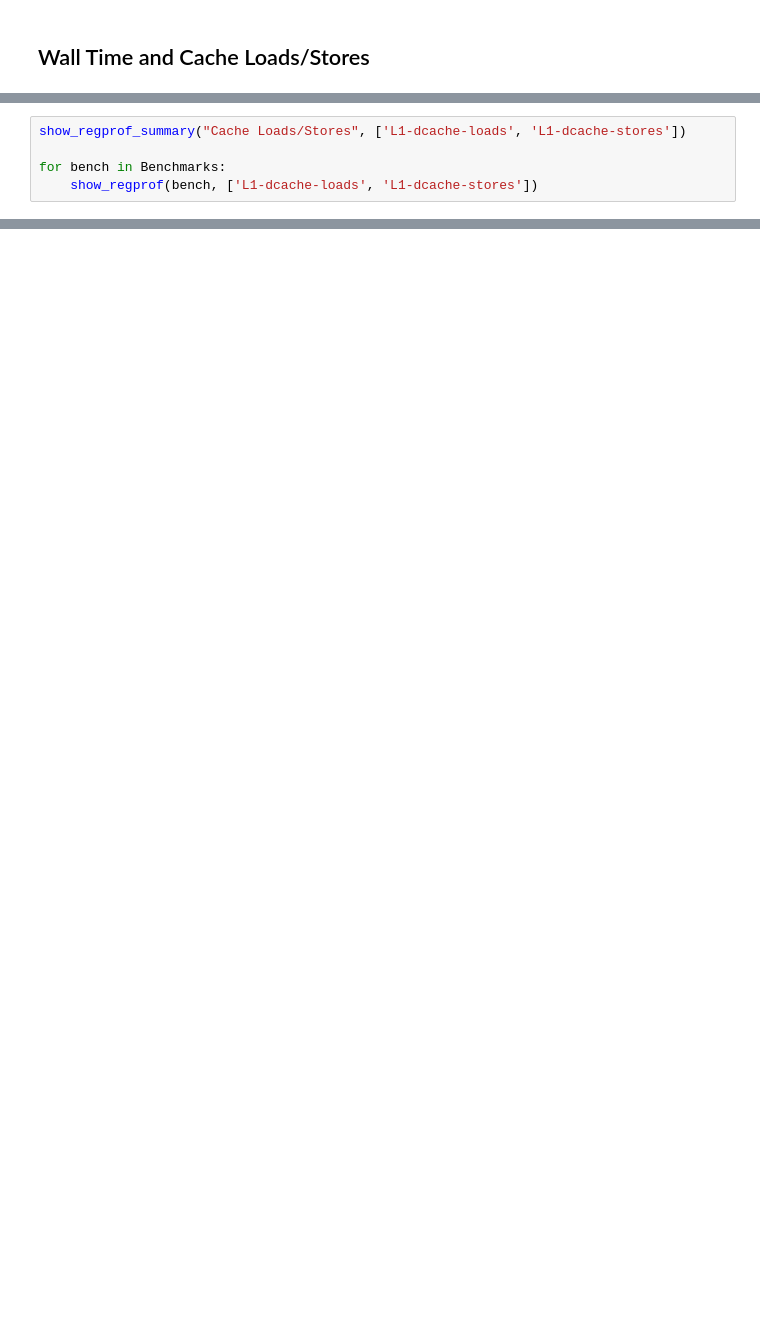
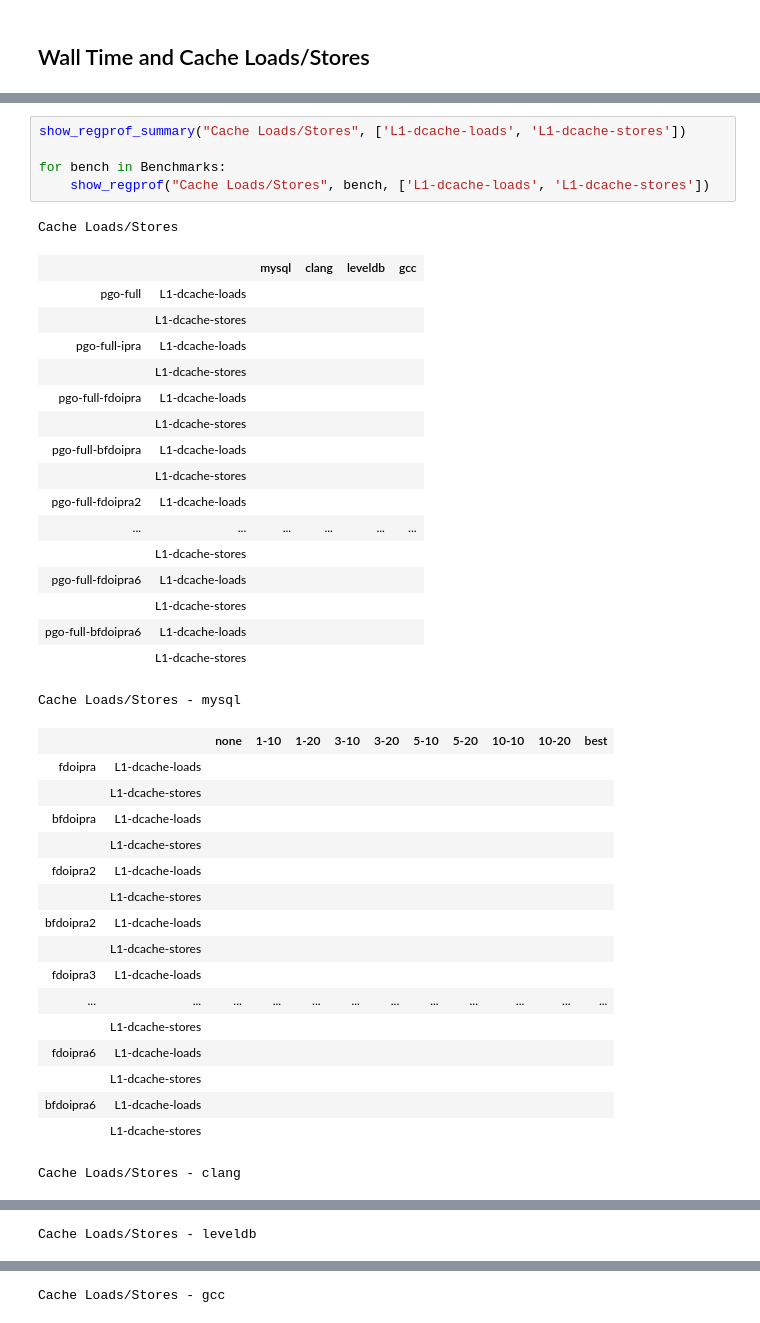
Before and after one commit to sunxfancy/IPRA-exp, a Jupyter notebook: benchmarks/report.ipynb, the cells around one changed output, grey strips where cells are left out. Drawn from its saved outputs; the diff is of its cells as text; blank space fills up the shorter version.

```diff
--- a/benchmarks/report.ipynb
+++ b/benchmarks/report.ipynb
@@ -242,5 +625,41 @@ for bench in Benchmarks:
 # %%
 show_regprof_summary("Cache Loads/Stores", ['L1-dcache-loads', 'L1-dcache-stores'])
 
 for bench in Benchmarks:
-    show_regprof(bench, ['L1-dcache-loads', 'L1-dcache-stores'])
+    show_regprof("Cache Loads/Stores", bench, ['L1-dcache-loads', 'L1-dcache-stores'])
+# %% [output]
+Cache Loads/Stores
+|  |  | mysql | clang | leveldb | gcc |
+| pgo-full | L1-dcache-loads |  |  |  |  |
+|  | L1-dcache-stores |  |  |  |  |
+| pgo-full-ipra | L1-dcache-loads |  |  |  |  |
+|  | L1-dcache-stores |  |  |  |  |
+| pgo-full-fdoipra | L1-dcache-loads |  |  |  |  |
+|  | L1-dcache-stores |  |  |  |  |
+| pgo-full-bfdoipra | L1-dcache-loads |  |  |  |  |
+|  | L1-dcache-stores |  |  |  |  |
+| pgo-full-fdoipra2 | L1-dcache-loads |  |  |  |  |
+| ... | ... | ... | ... | ... | ... |
+|  | L1-dcache-stores |  |  |  |  |
+| pgo-full-fdoipra6 | L1-dcache-loads |  |  |  |  |
+|  | L1-dcache-stores |  |  |  |  |
+| pgo-full-bfdoipra6 | L1-dcache-loads |  |  |  |  |
+|  | L1-dcache-stores |  |  |  |  |
+Cache Loads/Stores - mysql
+|  |  | none | 1-10 | 1-20 | 3-10 | 3-20 | 5-10 | 5-20 | 10-10 | 10-20 | best |
+| fdoipra | L1-dcache-loads |  |  |  |  |  |  |  |  |  |  |
+|  | L1-dcache-stores |  |  |  |  |  |  |  |  |  |  |
+| bfdoipra | L1-dcache-loads |  |  |  |  |  |  |  |  |  |  |
+|  | L1-dcache-stores |  |  |  |  |  |  |  |  |  |  |
+| fdoipra2 | L1-dcache-loads |  |  |  |  |  |  |  |  |  |  |
+|  | L1-dcache-stores |  |  |  |  |  |  |  |  |  |  |
+| bfdoipra2 | L1-dcache-loads |  |  |  |  |  |  |  |  |  |  |
+|  | L1-dcache-stores |  |  |  |  |  |  |  |  |  |  |
+| fdoipra3 | L1-dcache-loads |  |  |  |  |  |  |  |  |  |  |
+| ... | ... | ... | ... | ... | ... | ... | ... | ... | ... | ... | ... |
+|  | L1-dcache-stores |  |  |  |  |  |  |  |  |  |  |
+| fdoipra6 | L1-dcache-loads |  |  |  |  |  |  |  |  |  |  |
+|  | L1-dcache-stores |  |  |  |  |  |  |  |  |  |  |
+| bfdoipra6 | L1-dcache-loads |  |  |  |  |  |  |  |  |  |  |
+|  | L1-dcache-stores |  |  |  |  |  |  |  |  |  |  |
+Cache Loads/Stores - clang
@@ -246,0 +682 @@ for bench in Benchmarks:
+Cache Loads/Stores - leveldb
@@ -246,0 +699 @@ for bench in Benchmarks:
+Cache Loads/Stores - gcc
```
Also changed, not shown: parts of 9 cells of this notebook, 17 other files.
